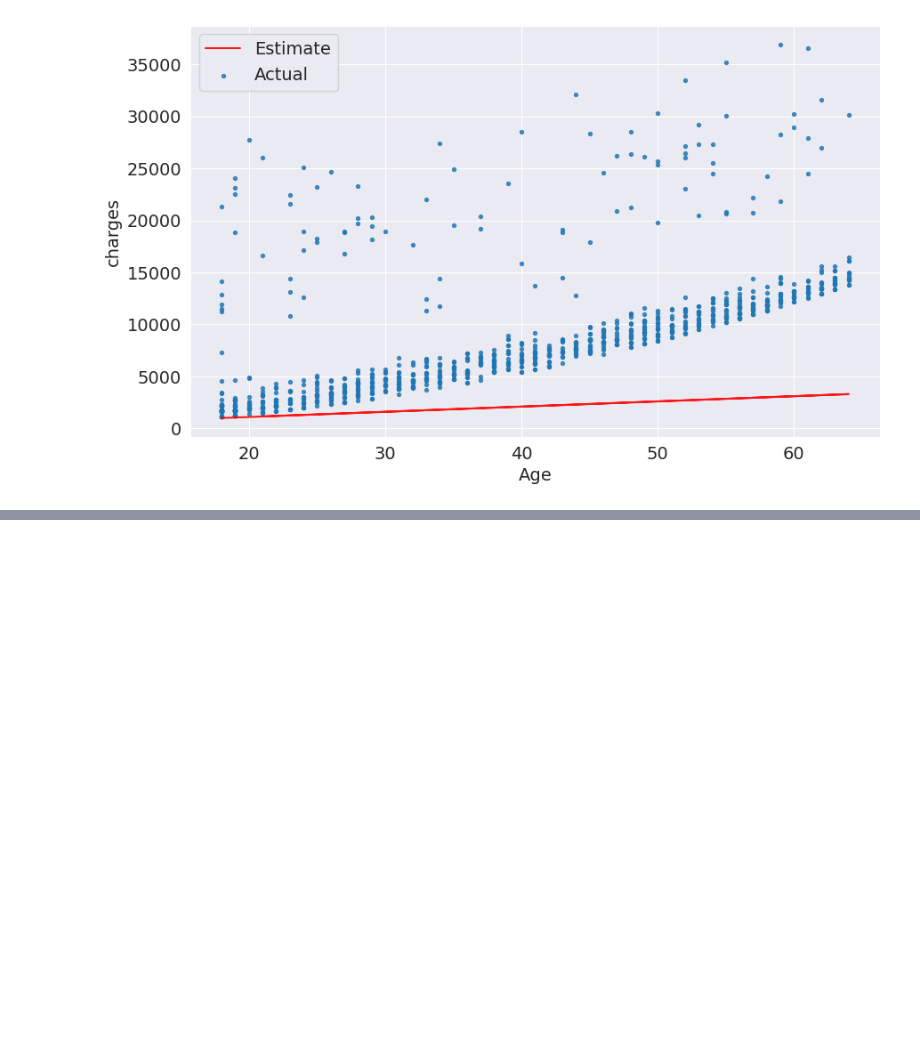
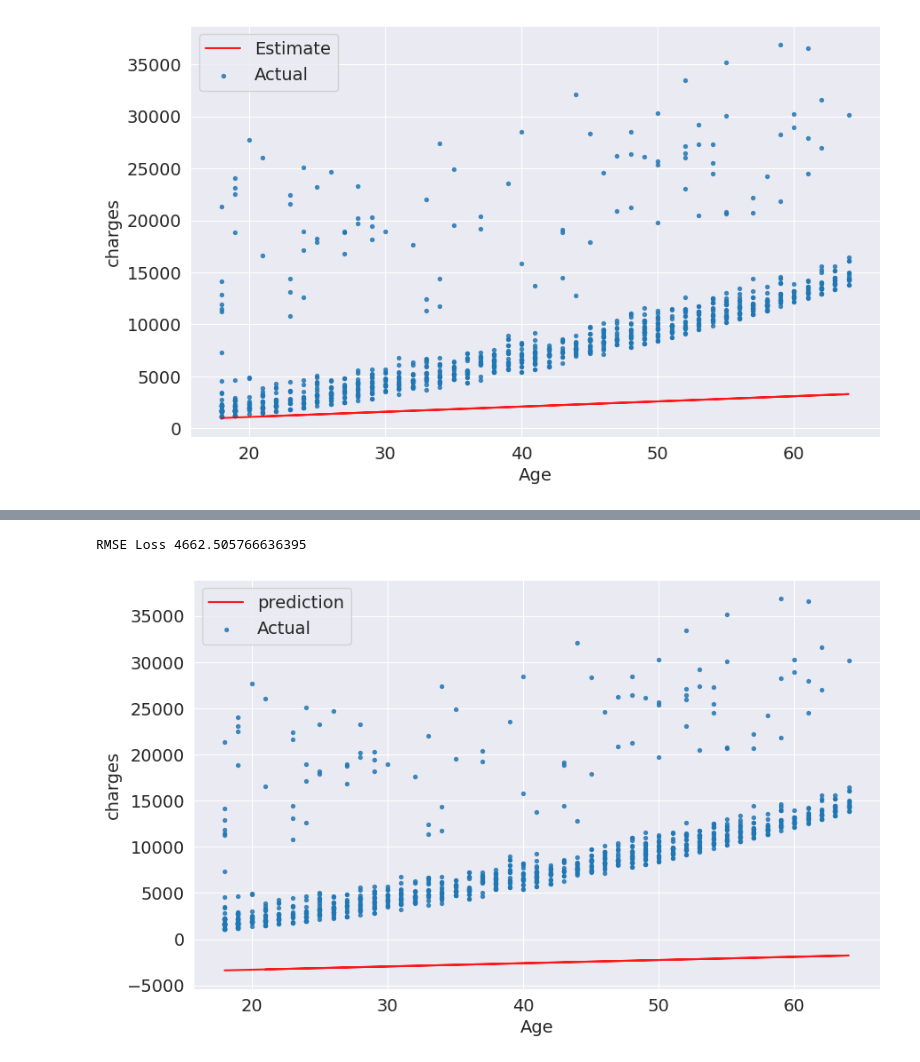
Before and after one commit to diyabhandary/repo1, a Jupyter notebook: coding1.ipynb, the cells around one changed output, grey strips where cells are left out. Cells and saved outputs as stored; diff of their text form; code cells hidden in the pictures; blank space fills up the shorter version.

```diff
--- a/coding1.ipynb
+++ b/coding1.ipynb
@@ -297,0 +383,5 @@ def try_parameters(w,b):
+# %%
+try_parameters(35,-4000)
+# %% [output]
+RMSE Loss 4662.505766636395
+[figure, added]
```
Also changed, not shown: parts of 39 cells of this notebook.
